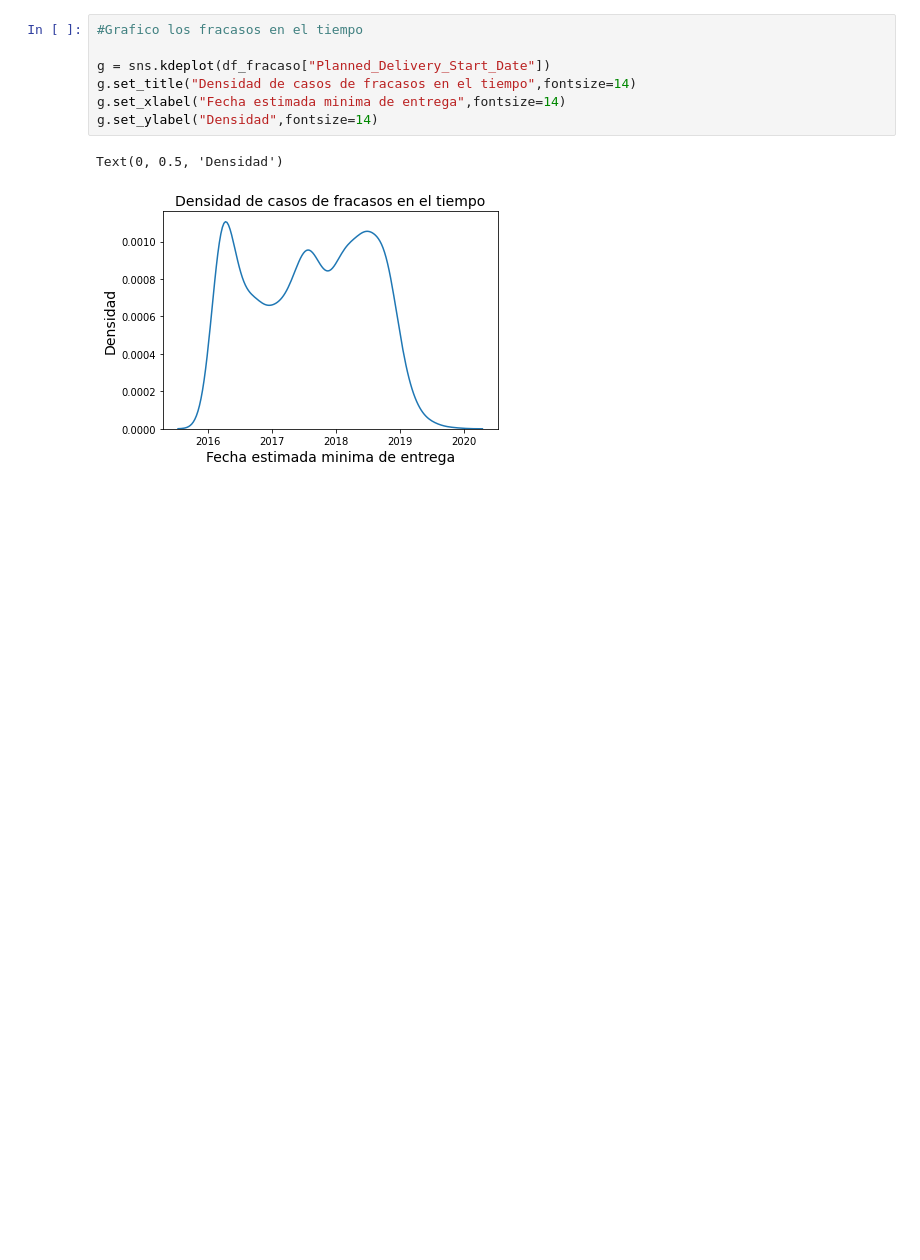
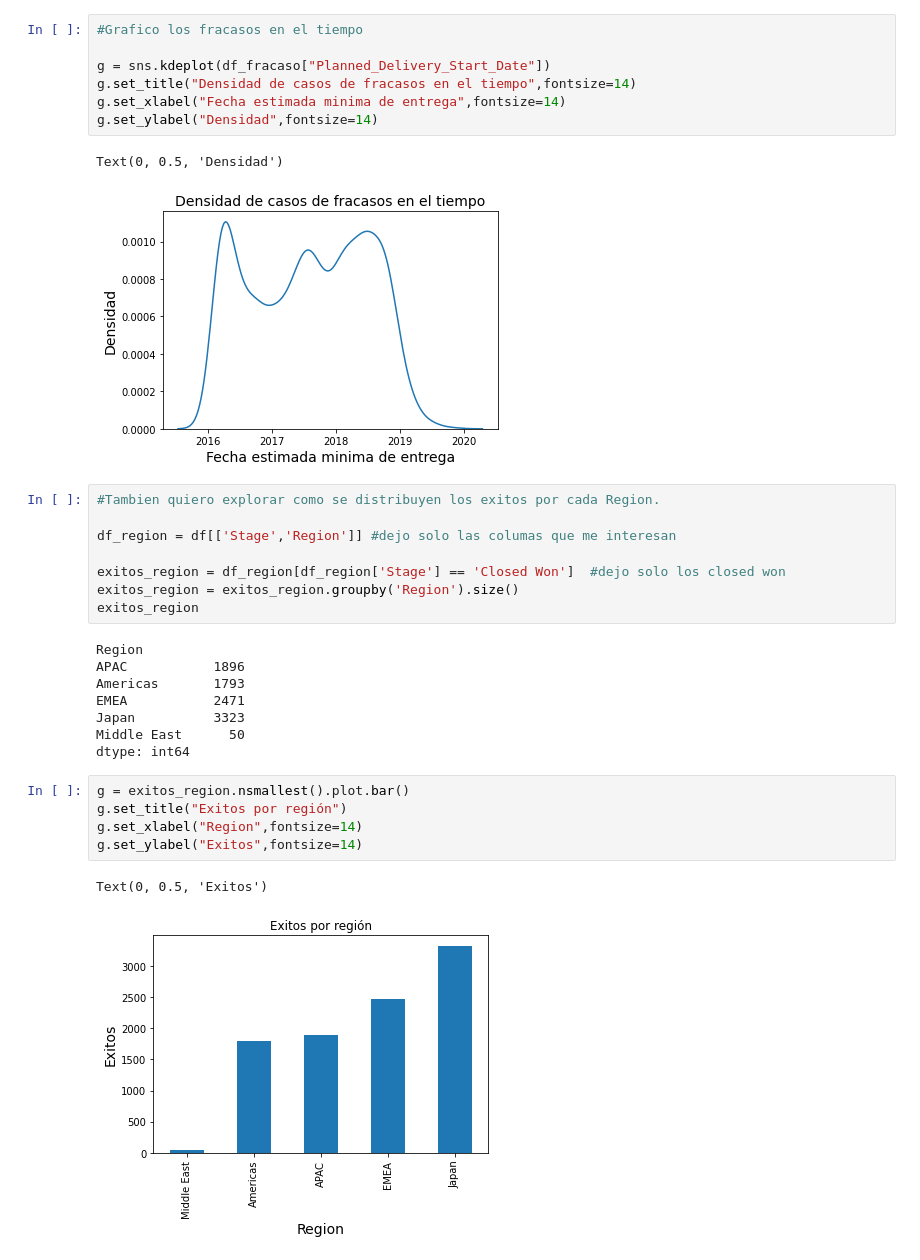
Before and after one commit to joaquinhojman/Entrenamieto_ECI_2020, a Jupyter notebook: TP1.ipynb, the cells around one changed output. Drawn from its saved outputs; the diff is of its cells as text; blank space fills up the shorter version.

```diff
--- a/TP1.ipynb
+++ b/TP1.ipynb
@@ -125,3 +126,27 @@ g.set_ylabel("Densidad",fontsize=14)
 # %% [output]
 Text(0, 0.5, 'Densidad')
 [figure]
+# %%
+#Tambien quiero explorar como se distribuyen los exitos por cada Region.
+
+df_region = df[['Stage','Region']] #dejo solo las columas que me interesan
+
+exitos_region = df_region[df_region['Stage'] == 'Closed Won']  #dejo solo los closed won
+exitos_region = exitos_region.groupby('Region').size()
+exitos_region
+# %% [output]
+Region
+APAC           1896
+Americas       1793
+EMEA           2471
+Japan          3323
+Middle East      50
+dtype: int64
+# %%
+g = exitos_region.nsmallest().plot.bar()
+g.set_title("Exitos por región")
+g.set_xlabel("Region",fontsize=14)
+g.set_ylabel("Exitos",fontsize=14)
+# %% [output]
+Text(0, 0.5, 'Exitos')
+[figure, added]
```
Also changed, not shown: parts of 3 cells of this notebook.
